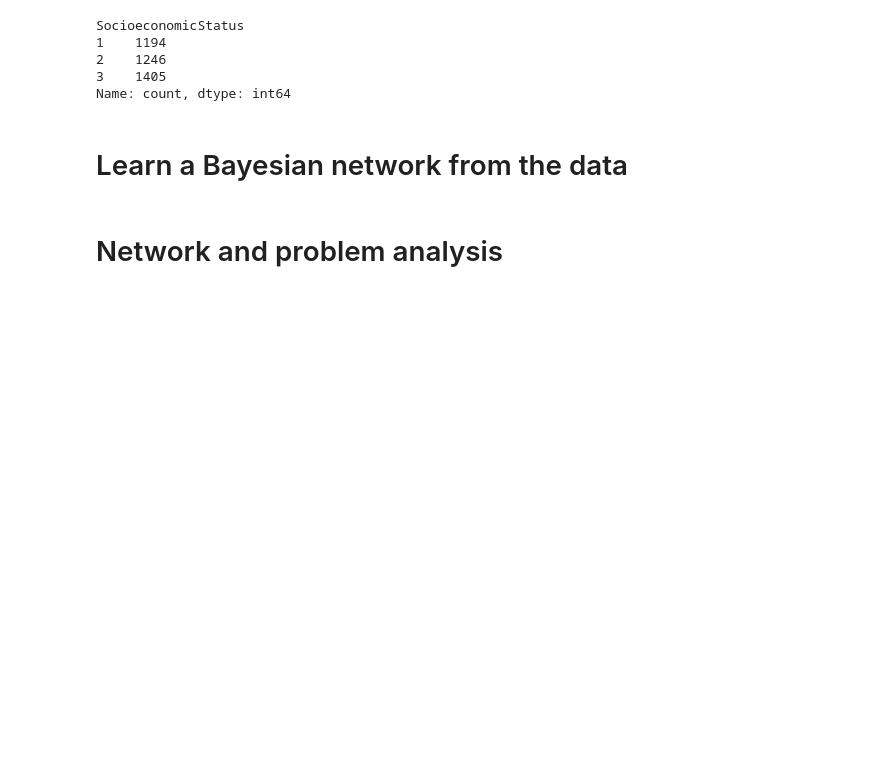
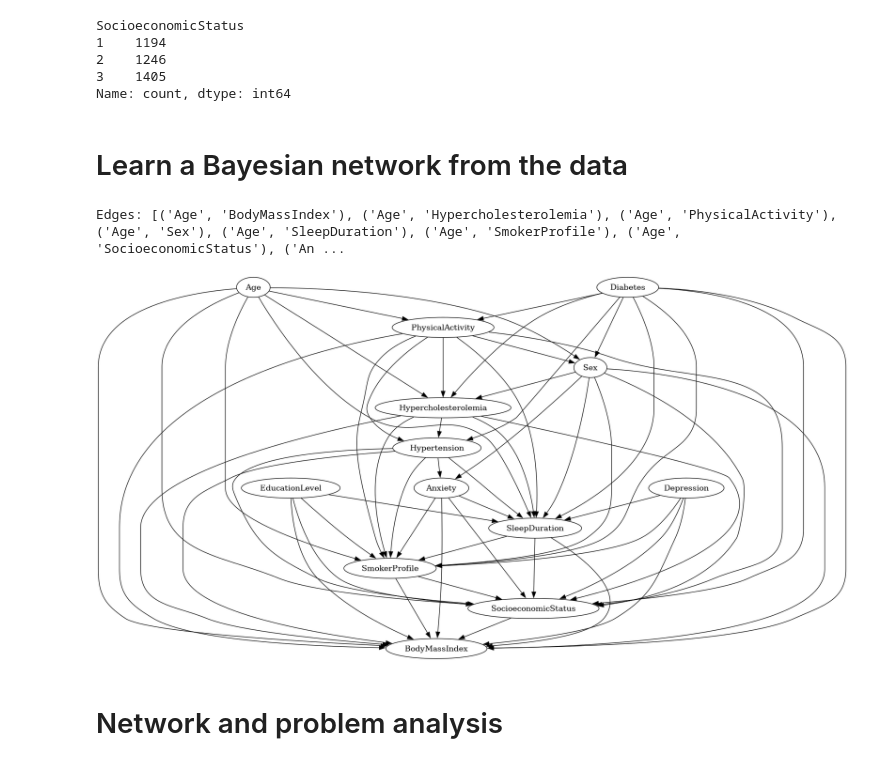
Before and after one commit to Hugana/Bayesian-Networks-AAA, a Jupyter notebook: P1_joao.ipynb, the cells around one changed output. Drawn from its saved outputs; the diff is of its cells as text; code cells hidden in the pictures; blank space fills up the shorter version.

```diff
--- a/P1_joao.ipynb
+++ b/P1_joao.ipynb
@@ -338,6 +341,35 @@ SocioeconomicStatus
 Name: count, dtype: int64
 # %% [markdown]
 # Learn a Bayesian network from the data
+# %%
+def initialize_graph(nodes,p=1):
+  G = DAG()
+  G.add_nodes_from(nodes=nodes)
+  init = G.get_random(n_nodes=len(nodes), edge_prob=p)
+  ls = []
+  mapping = {}
+  for k in range(len(nodes)):
+      mapping[k] = nodes[k]
+  for i,j in init.edges:
+    ls.append((mapping[i],mapping[j]))
+  ls
+  G.add_edges_from(ebunch=ls) # G is the required initialization for the Hill Climbing method
+  return G
+# %%
+k2 = K2Score(df)
+es = HillClimbSearch(data=df)
+best_model = es.estimate(scoring_method=k2, start_dag=initialize_graph(nodes = df.keys(), p=1))
+print('Edges:', best_model.edges())
+# %% [output]
+Edges: [('Age', 'BodyMassIndex'), ('Age', 'Hypercholesterolemia'), ('Age', 'PhysicalActivity'), ('Age', 'Sex'), ('Age', 'SleepDuration'), ('Age', 'SmokerProfile'), ('Age', 'SocioeconomicStatus'), ('An ...
+# %%
+from IPython.display import Image, display
+
+m = best_model.to_graphviz()
+img = m.draw(format='png',prog="dot")
+display(Image(img))
+# %% [output]
+[figure, added]
 # %% [markdown]
 # Network and problem analysis
 # %% [markdown]
```
Also changed, not shown: parts of 1 cell of this notebook.
